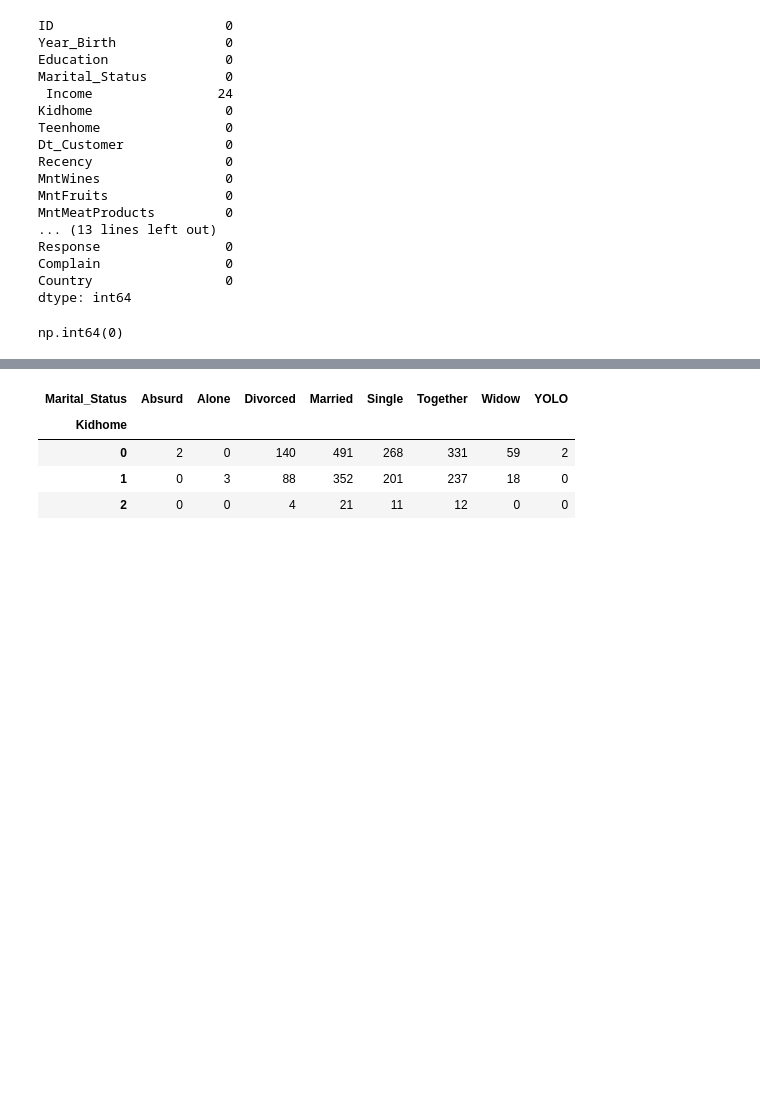
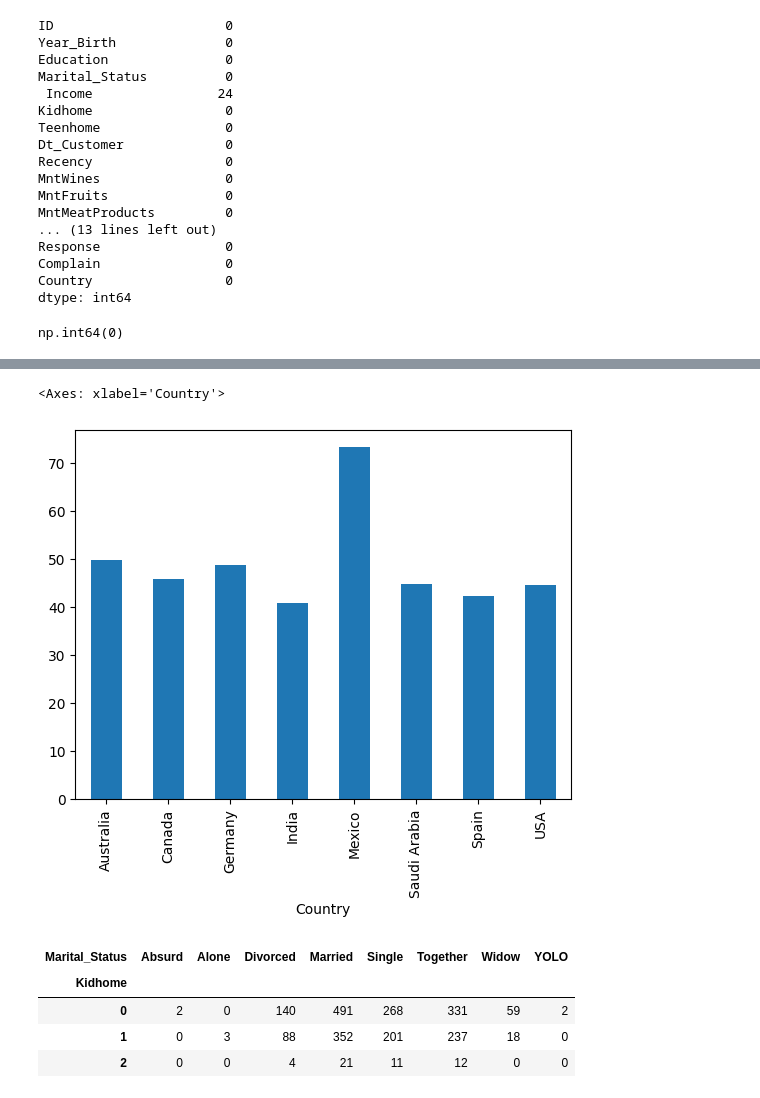
Before and after one commit to baladi33/jury_blan, a Jupyter notebook: Jury Blanc.ipynb, the cells around one changed output, grey strips where cells are left out. Drawn from its saved outputs; the diff is of its cells as text; code cells hidden in the pictures; blank space fills up the shorter version.

```diff
--- a/Jury Blanc.ipynb
+++ b/Jury Blanc.ipynb
@@ -172,3 +177,15 @@ Text(0.5, 1.0, 'Comparaison des dépenses en vin selon le pays')
+# %%
+#variable descréte continue :
+#df.groupby("Complain")["MntFishProducts"].mean().plot(kind="bar")
+# plt.figure(figsize=(8,4))
+df.groupby("Country")["MntBakedProds"].mean().plot(kind="bar")
+#sns.scatterplot(data=df,x="Country",y="MntBakedProds",hue="Country")
+# plt.title("depense de ")
+# plt.xlabel("")
+# plt.ylabel("")
+# %% [output]
+<Axes: xlabel='Country'>
+[figure, added]
 # %%
 # tableau de contingence : discrets : discrets
 pd.crosstab(df["Kidhome"],df["Marital_Status"])
```
Also changed, not shown: parts of 18 cells of this notebook, 5 other files.
